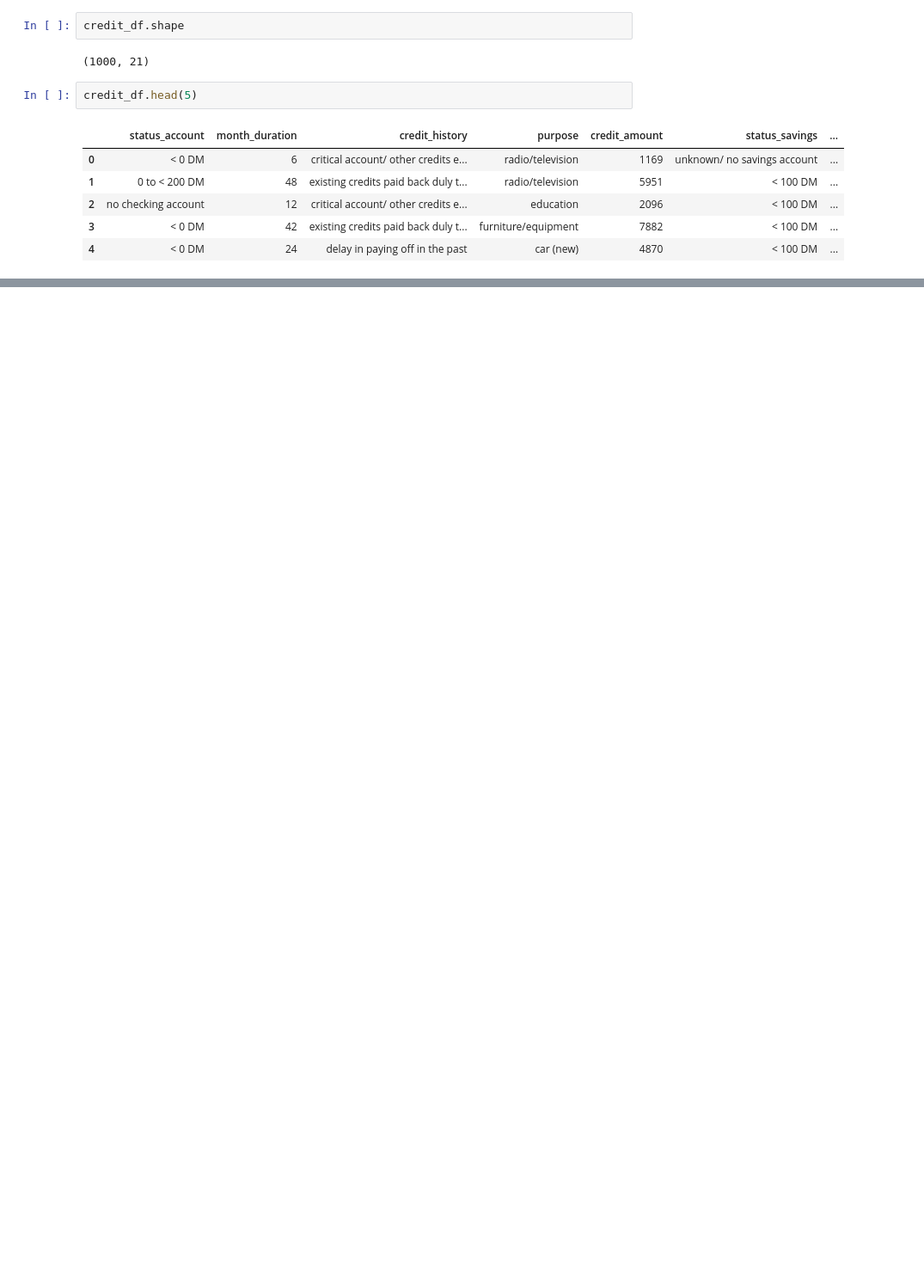
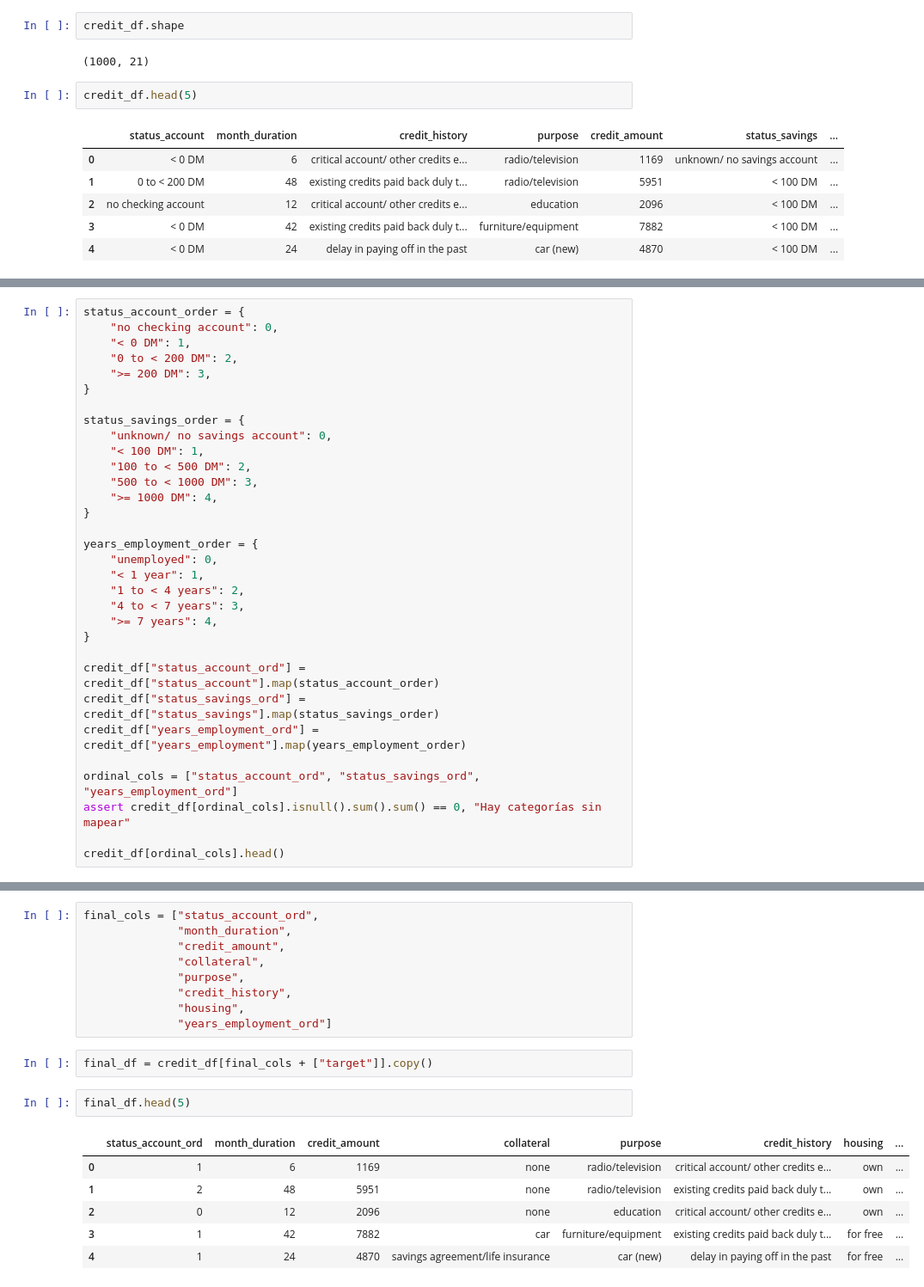
Before and after one commit to tomasSiSa18/TesisPregrado, a Jupyter notebook: ProcesamientoDataset/analisisdataset.ipynb, the cells around one changed output, grey strips where cells are left out. Shown at 86% size. Drawn from its saved outputs; the diff is of its cells as text; blank space fills up the shorter version.

```diff
--- a/ProcesamientoDataset/analisisdataset.ipynb
+++ b/ProcesamientoDataset/analisisdataset.ipynb
@@ -84,0 +110,32 @@ credit_df.head(5)
+# %%
+status_account_order = {
+    "no checking account": 0,
+    "< 0 DM": 1,
+    "0 to < 200 DM": 2,
+    ">= 200 DM": 3,
+}
+
+status_savings_order = {
+    "unknown/ no savings account": 0,
+    "< 100 DM": 1,
+    "100 to < 500 DM": 2,
+    "500 to < 1000 DM": 3,
+    ">= 1000 DM": 4,
+}
+
+years_employment_order = {
+    "unemployed": 0,
+    "< 1 year": 1,
+    "1 to < 4 years": 2,
+    "4 to < 7 years": 3,
+    ">= 7 years": 4,
+}
+
+credit_df["status_account_ord"] = credit_df["status_account"].map(status_account_order)
+credit_df["status_savings_ord"] = credit_df["status_savings"].map(status_savings_order)
+credit_df["years_employment_ord"] = credit_df["years_employment"].map(years_employment_order)
+
+ordinal_cols = ["status_account_ord", "status_savings_ord", "years_employment_ord"]
+assert credit_df[ordinal_cols].isnull().sum().sum() == 0, "Hay categorías sin mapear"
+
+credit_df[ordinal_cols].head()
@@ -84,0 +247,20 @@ credit_df.head(5)
+# %%
+final_cols = ["status_account_ord",
+              "month_duration",
+              "credit_amount",
+              "collateral",
+              "purpose",
+              "credit_history",
+              "housing",
+              "years_employment_ord"]
+# %%
+final_df = credit_df[final_cols + ["target"]].copy()
+# %%
+final_df.head(5)
+# %% [output]
+|  | status_account_ord | month_duration | credit_amount | collateral | purpose | credit_history | housing | ... |
+| 0 | 1 | 6 | 1169 | none | radio/television | critical account/ other credits e... | own | ... |
+| 1 | 2 | 48 | 5951 | none | radio/television | existing credits paid back duly t... | own | ... |
+| 2 | 0 | 12 | 2096 | none | education | critical account/ other credits e... | own | ... |
+| 3 | 1 | 42 | 7882 | car | furniture/equipment | existing credits paid back duly t... | for free | ... |
+| 4 | 1 | 24 | 4870 | savings agreement/life insurance | car (new) | delay in paying off in the past | for free | ... |
```
Also changed, not shown: parts of 27 cells of this notebook, 1 other file.
